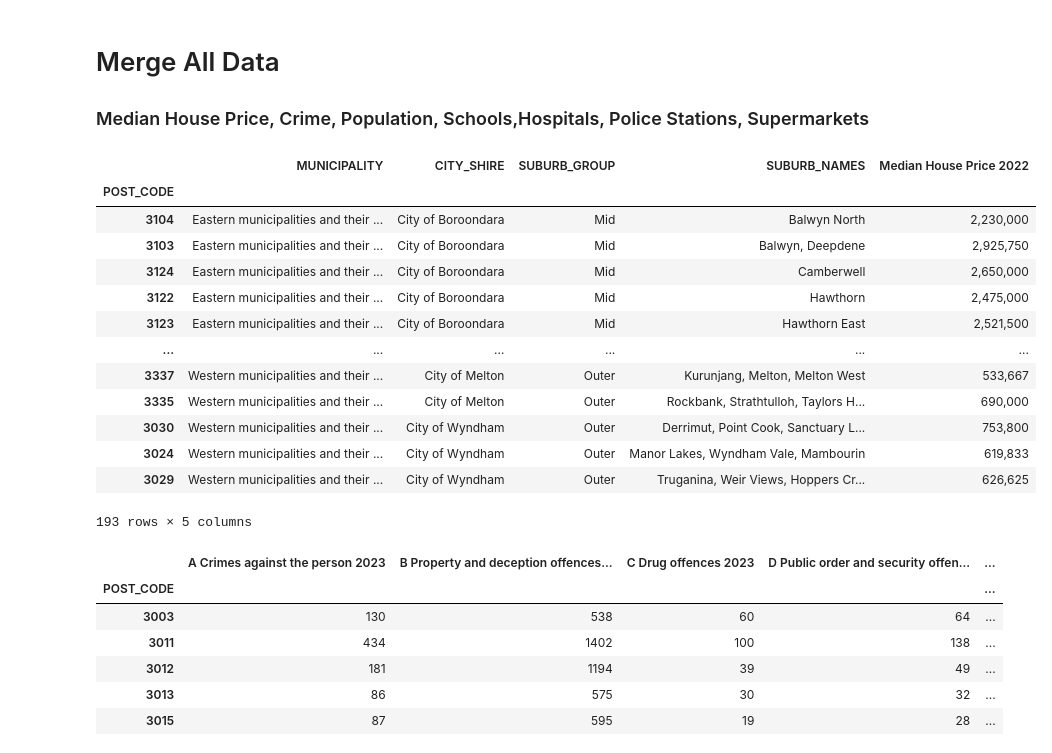
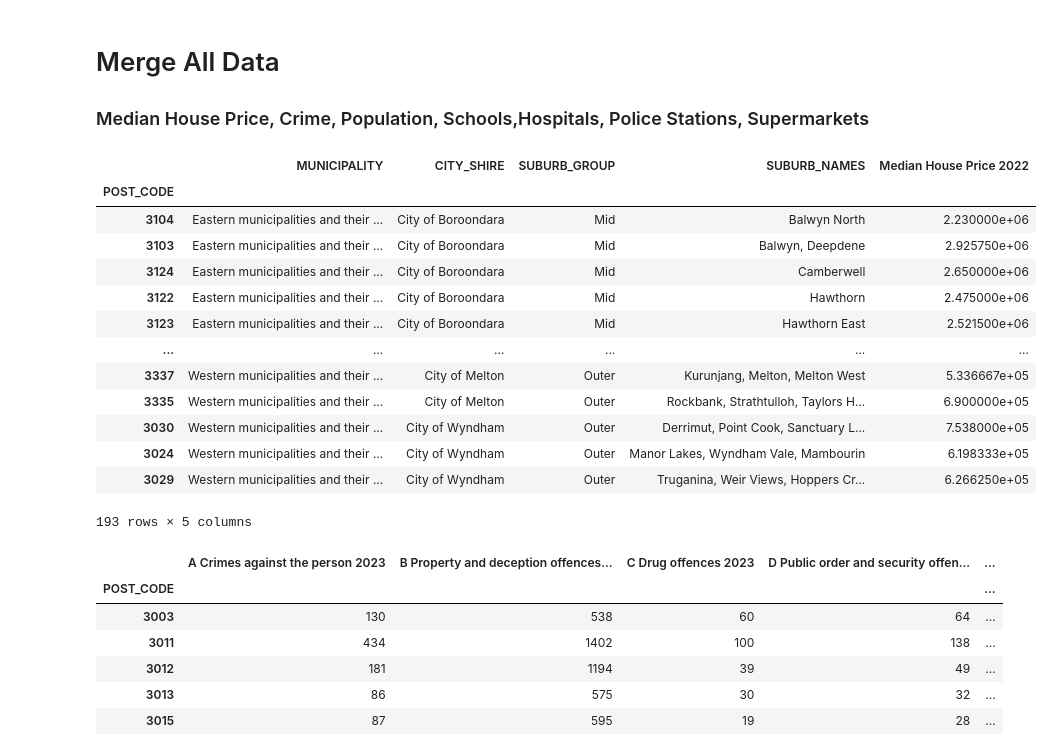
Before and after one commit to Kakhai1/bootcamp_project, a Jupyter notebook: Merge_All_Data_KT.ipynb, the cells around one changed output. Cells and saved outputs as stored; diff of their text form; code cells hidden in the pictures.

```diff
--- a/Merge_All_Data_KT.ipynb
+++ b/Merge_All_Data_KT.ipynb
@@ -10,33 +10,33 @@ import numpy as np
 # %%
 #Import house median price Data
 #encodings = ['utf-8', 'utf-8-sig', 'latin-1', 'cp1252', 'utf-16']
 
 file_path = "Cleaned_Data/house_by_postcode_2022.csv"
 house_df = pd.read_csv(file_path, encoding="utf-8")
 # Rename the column
 house_df = house_df.rename(columns={"2022": "Median House Price 2022"})
 
 # Set POST_CODE as the index
 house_df.set_index('POST_CODE', inplace=True)
 
 # Reformat the "Median House Price 2022" column
-house_df["Median House Price 2022"] = house_df["Median House Price 2022"].apply(lambda x: '{:,.0f}'.format(x))
+#house_df["Median House Price 2022"] = house_df["Median House Price 2022"].apply(lambda x: '{:,.0f}'.format(x))
 
 house_df
 # %% [output]
 |  | MUNICIPALITY | CITY_SHIRE | SUBURB_GROUP | SUBURB_NAMES | Median House Price 2022 |
 | POST_CODE |  |  |  |  |  |
-| 3104 | Eastern municipalities and their ... | City of Boroondara | Mid | Balwyn North | 2,230,000 |
-| 3103 | Eastern municipalities and their ... | City of Boroondara | Mid | Balwyn, Deepdene | 2,925,750 |
-| 3124 | Eastern municipalities and their ... | City of Boroondara | Mid | Camberwell | 2,650,000 |
-| 3122 | Eastern municipalities and their ... | City of Boroondara | Mid | Hawthorn | 2,475,000 |
-| 3123 | Eastern municipalities and their ... | City of Boroondara | Mid | Hawthorn East | 2,521,500 |
+| 3104 | Eastern municipalities and their ... | City of Boroondara | Mid | Balwyn North | 2.230000e+06 |
+| 3103 | Eastern municipalities and their ... | City of Boroondara | Mid | Balwyn, Deepdene | 2.925750e+06 |
+| 3124 | Eastern municipalities and their ... | City of Boroondara | Mid | Camberwell | 2.650000e+06 |
+| 3122 | Eastern municipalities and their ... | City of Boroondara | Mid | Hawthorn | 2.475000e+06 |
+| 3123 | Eastern municipalities and their ... | City of Boroondara | Mid | Hawthorn East | 2.521500e+06 |
 | ... | ... | ... | ... | ... | ... |
-| 3337 | Western municipalities and their ... | City of Melton | Outer | Kurunjang, Melton, Melton West | 533,667 |
-| 3335 | Western municipalities and their ... | City of Melton | Outer | Rockbank, Strathtulloh, Taylors H... | 690,000 |
-| 3030 | Western municipalities and their ... | City of Wyndham | Outer | Derrimut, Point Cook, Sanctuary L... | 753,800 |
-| 3024 | Western municipalities and their ... | City of Wyndham | Outer | Manor Lakes, Wyndham Vale, Mambourin | 619,833 |
-| 3029 | Western municipalities and their ... | City of Wyndham | Outer | Truganina, Weir Views, Hoppers Cr... | 626,625 |
+| 3337 | Western municipalities and their ... | City of Melton | Outer | Kurunjang, Melton, Melton West | 5.336667e+05 |
+| 3335 | Western municipalities and their ... | City of Melton | Outer | Rockbank, Strathtulloh, Taylors H... | 6.900000e+05 |
+| 3030 | Western municipalities and their ... | City of Wyndham | Outer | Derrimut, Point Cook, Sanctuary L... | 7.538000e+05 |
+| 3024 | Western municipalities and their ... | City of Wyndham | Outer | Manor Lakes, Wyndham Vale, Mambourin | 6.198333e+05 |
+| 3029 | Western municipalities and their ... | City of Wyndham | Outer | Truganina, Weir Views, Hoppers Cr... | 6.266250e+05 |
 193 rows × 5 columns
 # %%
 # Set the display format for the specified columns
```
Also changed, not shown: 4 other files.
